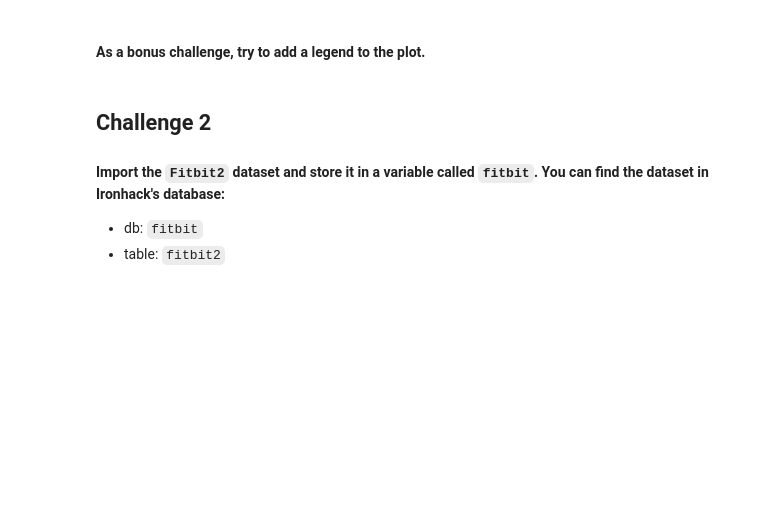
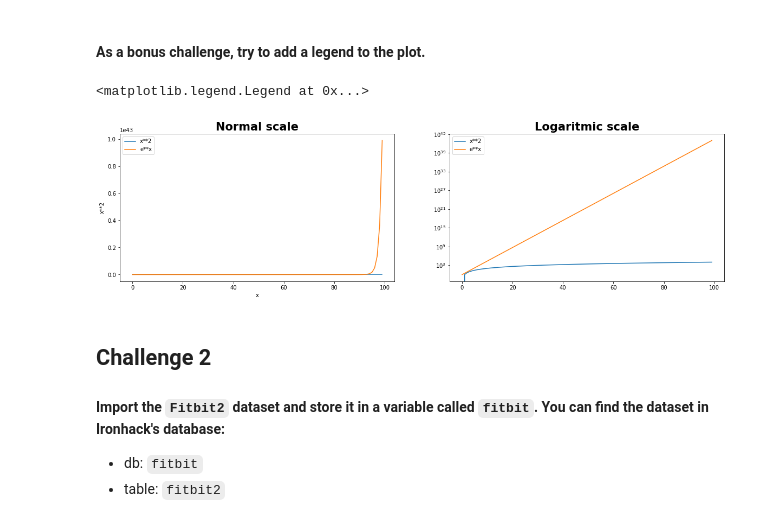
Before and after one commit to ta-datapt-bcn/lab-matplotlib-seaborn, a Jupyter notebook: your-code/main.ipynb, the cells around one changed output. Saved outputs shown, nothing was run; the diff lists cells and outputs as text; code cells hidden in the pictures; blank space fills up the shorter version.

```diff
--- a/your-code/main.ipynb
+++ b/your-code/main.ipynb
@@ -48,3 +91,21 @@ If you want, try to add a title to the plot or even axes labels. You can also pl
+# %%
+# Introduce legend wit legend()
+
+fig, ax = plt.subplots(1,2, figsize=(20,5))
+ax[0].plot(x, x**2, x, np.exp(x))
+ax[0].set_yscale('linear')
+ax[0].set_xlabel('x')
+ax[0].set_ylabel('x**2')
+ax[0].set_title('Normal scale', fontweight='bold', fontsize=21)
+ax[0].legend(['x**2','e**x'])
+
+ax[1].plot(x, x**2, x, np.exp(x))
+ax[1].set_yscale('log')
+ax[1].set_title('Logaritmic scale', fontweight='bold', fontsize=21)
+ax[1].legend(['x**2','e**x'])
+# %% [output]
+<matplotlib.legend.Legend at 0x...>
+[figure, added]
 # %% [markdown]
 ## Challenge 2
 #### Import the `Fitbit2` dataset and store it in a variable called `fitbit`. You can find the dataset in Ironhack's database:
```
Also changed, not shown: parts of 64 cells of this notebook, 1 other file.
